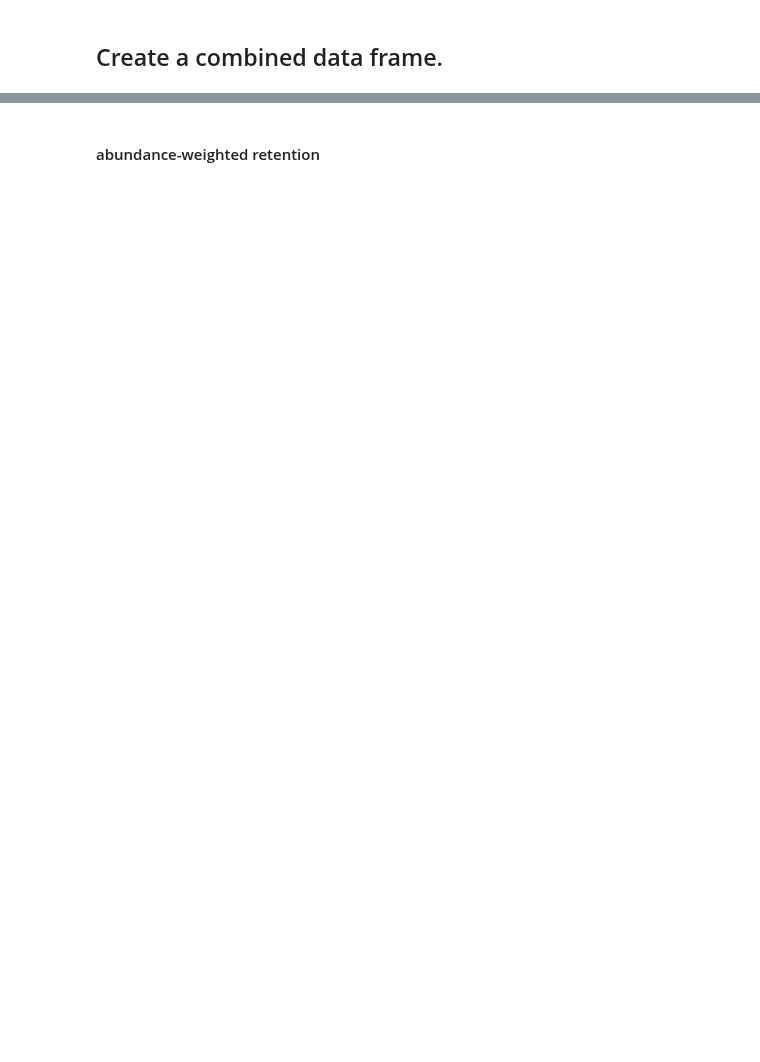
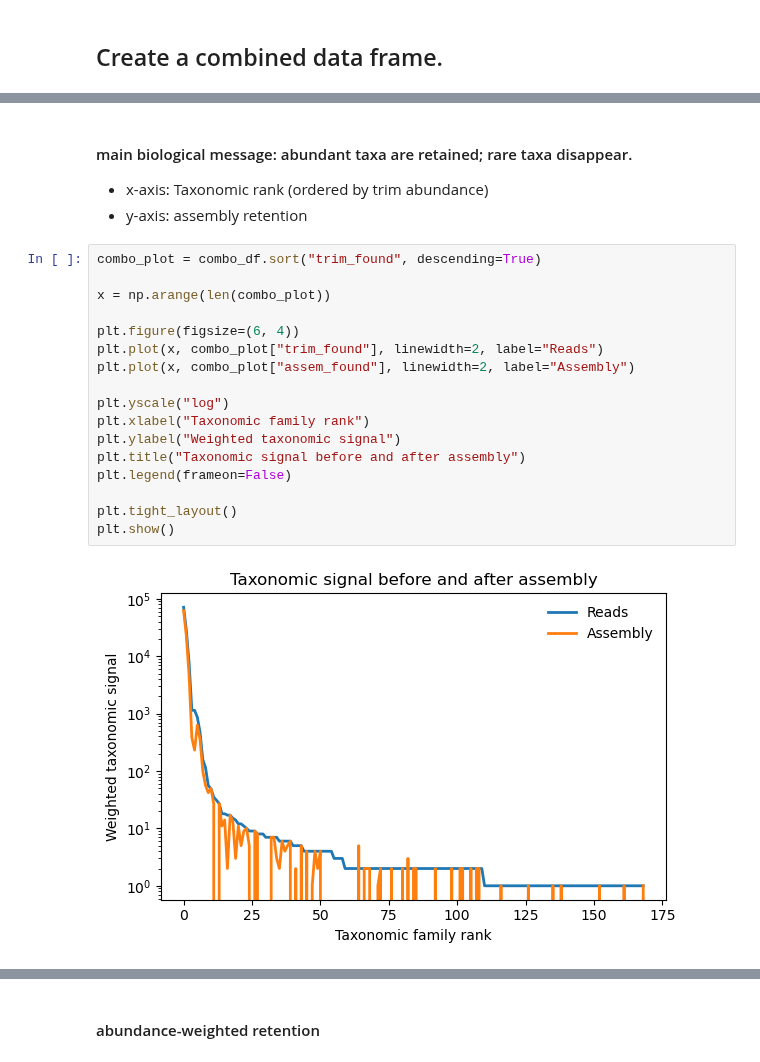
Before and after one commit to jeanzzhao/assembly, a Jupyter notebook: tax/Analysis.ipynb, the cells around one changed output, grey strips where cells are left out. Cells and saved outputs as stored; diff of their text form; blank space fills up the shorter version.

```diff
--- a/tax/Analysis.ipynb
+++ b/tax/Analysis.ipynb
@@ -159,3 +158,26 @@ combo_df = combo_df.with_columns(
+# %% [markdown]
+#### main biological message: abundant taxa are retained; rare taxa disappear.
+- x-axis: Taxonomic rank (ordered by trim abundance)
+- y-axis: assembly retention
+# %%
+combo_plot = combo_df.sort("trim_found", descending=True)
+
+x = np.arange(len(combo_plot))
+
+plt.figure(figsize=(6, 4))
+plt.plot(x, combo_plot["trim_found"], linewidth=2, label="Reads")
+plt.plot(x, combo_plot["assem_found"], linewidth=2, label="Assembly")
+
+plt.yscale("log")
+plt.xlabel("Taxonomic family rank")
+plt.ylabel("Weighted taxonomic signal")
+plt.title("Taxonomic signal before and after assembly")
+plt.legend(frameon=False)
+
+plt.tight_layout()
+plt.show()
+# %% [output]
+[figure, added]
 # %%
 lost = combo_df.filter(pl.col("assem_found")==0)
 lost_fraction = (lost.height / combo_df.height)
```
Also changed, not shown: parts of 52 cells of this notebook.
